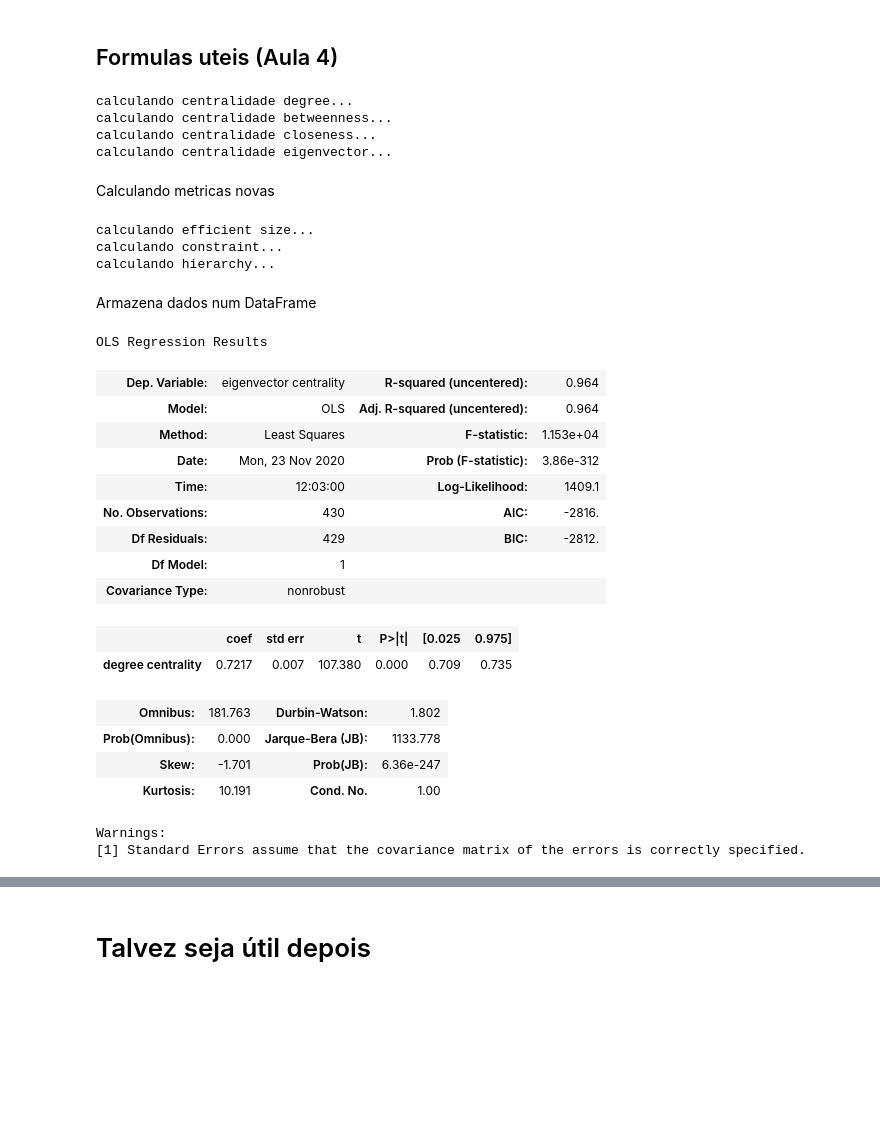
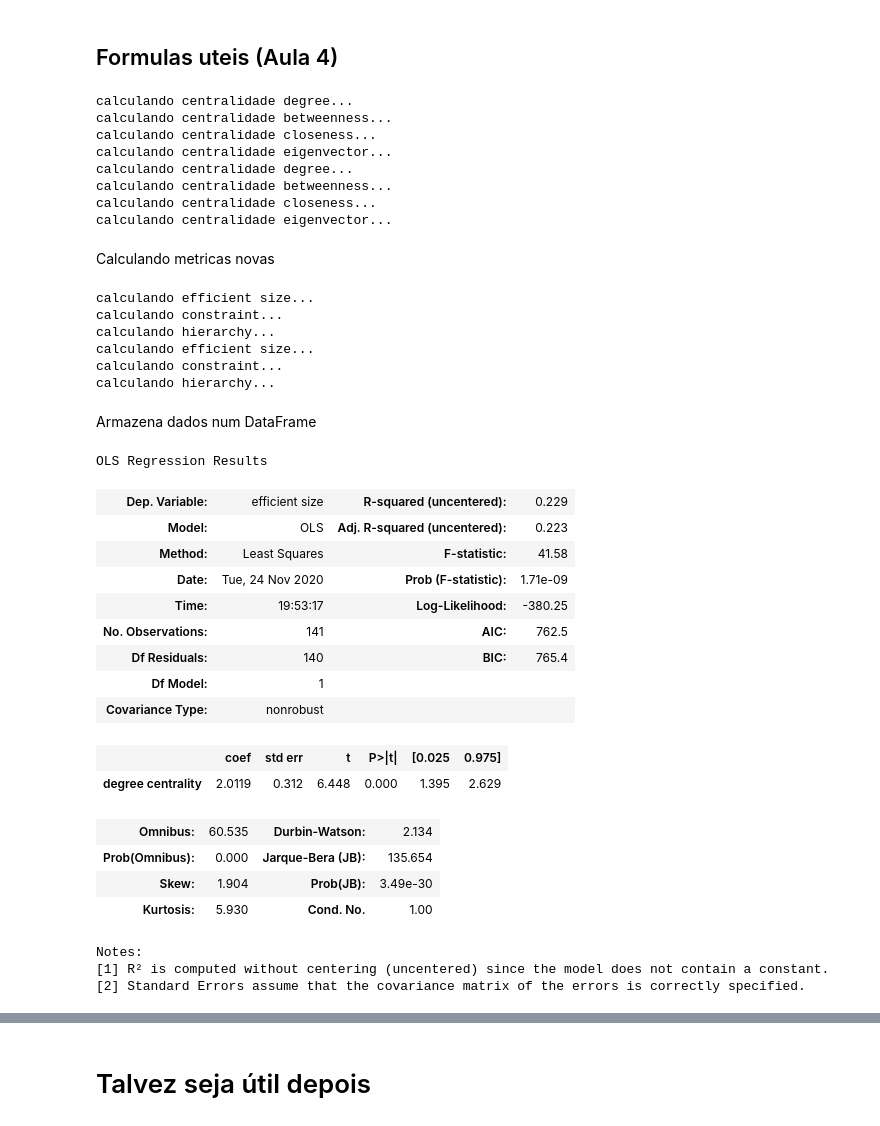
Before and after one commit to joaopmjm/RedesSociaisProjeto1, a Jupyter notebook: pipeline.ipynb, the cells around one changed output, grey strips where cells are left out. Drawn from its saved outputs; the diff is of its cells as text; code cells hidden in the pictures; blank space fills up the shorter version.

```diff
--- a/pipeline.ipynb
+++ b/pipeline.ipynb
@@ -319,6 +394,7 @@ with open('especialistas.gml','w+') as file:
 # comic_degree_limit numero
 # g = load(weight_lim=0.2)
 espec = fm.load("especialistas.gml")
+ape = fm.load("ape.gml")
 # %%
 espec.draw()
 # %% [output]
@@ -379,11 +455,27 @@ cc = nx.closeness_centrality(espec)
 
 print('calculando centralidade eigenvector...')
 ec = nx.eigenvector_centrality(espec)
+
+print('calculando centralidade degree...')
+dc_ape = nx.degree_centrality(ape)
+
+print('calculando centralidade betweenness...')
+bc_ape = nx.betweenness_centrality(ape)
+
+print('calculando centralidade closeness...')
+cc_ape = nx.closeness_centrality(ape)
+
+print('calculando centralidade eigenvector...')
+ec_ape = nx.eigenvector_centrality(ape)
 # %% [output]
 calculando centralidade degree...
 calculando centralidade betweenness...
 calculando centralidade closeness...
 calculando centralidade eigenvector...
+calculando centralidade degree...
+calculando centralidade betweenness...
+calculando centralidade closeness...
+calculando centralidade eigenvector...
 # %% [markdown]
 Calculando metricas novas
 # %%
@@ -401,10 +493,28 @@ print('calculando hierarchy...')
 hie = {}
 for n in espec.nodes:
     hie[n] = hierarchy(espec, n)
+
+print('calculando efficient size...')
+eff_ape = {}
+for n in espec.nodes:
+    eff_ape[n] = effsize(ape, n)
+
+print('calculando constraint...')
+con_ape = {}
+for n in espec.nodes:
+    con_ape[n] = constraint(ape, n)
+
+print('calculando hierarchy...')
+hie_ape = {}
+for n in espec.nodes:
+    hie_ape[n] = hierarchy(ape, n)
 # %% [output]
 calculando efficient size...
 calculando constraint...
 calculando hierarchy...
+calculando efficient size...
+calculando constraint...
+calculando hierarchy...
 # %% [markdown]
 Armazena dados num DataFrame
 # %%
@@ -421,28 +531,41 @@ data = pd.DataFrame({
     'hierarchy': [hie[n] for n in espec.nodes],
 })
 
+data_ape = pd.DataFrame({
+    'nodes': [n for n in ape.nodes],
+    'tipo': [ape.nodes[n]['tipo'] for n in ape.nodes],
+    'name': [ape.nodes[n]['name'] for n in ape.nodes],
+    'degree centrality': [dc_ape[n] for n in ape.nodes],
+    'betweenness centrality': [bc_ape[n] for n in ape.nodes],
+    'closeness centrality': [cc_ape[n] for n in ape.nodes],
+    'eigenvector centrality': [ec_ape[n] for n in ape.nodes],
+    'efficient size': [eff_ape[n] for n in ape.nodes],
+    'constraint': [con_ape[n] for n in ape.nodes],
+    'hierarchy': [hie_ape[n] for n in ape.nodes],
+})
+
 fm.resize_all_plots(800, 1000)
 # %%
-data_badass = data.loc[data['degree centrality']>0.0]
-model = sn.OLS(data['eigenvector centrality'],data['degree centrality'])
+model = sn.OLS(data['efficient size'],data_ape['degree centrality'])
 result = model.fit()
 result.summary()
 # %% [output]
 OLS Regression Results
-| Dep. Variable: | eigenvector centrality | R-squared (uncentered): | 0.964 |
-| Model: | OLS | Adj. R-squared (uncentered): | 0.964 |
-| Method: | Least Squares | F-statistic: | 1.153e+04 |
-| Date: | Mon, 23 Nov 2020 | Prob (F-statistic): | 3.86e-312 |
-| Time: | 12:03:00 | Log-Likelihood: | 1409.1 |
-| No. Observations: | 430 | AIC: | -2816. |
-| Df Residuals: | 429 | BIC: | -2812. |
+| Dep. Variable: | efficient size | R-squared (uncentered): | 0.229 |
+| Model: | OLS | Adj. R-squared (uncentered): | 0.223 |
+| Method: | Least Squares | F-statistic: | 41.58 |
+| Date: | Tue, 24 Nov 2020 | Prob (F-statistic): | 1.71e-09 |
+| Time: | 19:53:17 | Log-Likelihood: | -380.25 |
+| No. Observations: | 141 | AIC: | 762.5 |
+| Df Residuals: | 140 | BIC: | 765.4 |
 | Df Model: | 1 |  |  |
 | Covariance Type: | nonrobust |  |  |
 |  | coef | std err | t | P>|t| | [0.025 | 0.975] |
-| degree centrality | 0.7217 | 0.007 | 107.380 | 0.000 | 0.709 | 0.735 |
+| degree centrality | 2.0119 | 0.312 | 6.448 | 0.000 | 1.395 | 2.629 |
-| Omnibus: | 181.763 | Durbin-Watson: | 1.802 |
-| Prob(Omnibus): | 0.000 | Jarque-Bera (JB): | 1133.778 |
-| Skew: | -1.701 | Prob(JB): | 6.36e-247 |
-| Kurtosis: | 10.191 | Cond. No. | 1.00 |
+| Omnibus: | 60.535 | Durbin-Watson: | 2.134 |
+| Prob(Omnibus): | 0.000 | Jarque-Bera (JB): | 135.654 |
+| Skew: | 1.904 | Prob(JB): | 3.49e-30 |
+| Kurtosis: | 5.930 | Cond. No. | 1.00 |
-Warnings:
-[1] Standard Errors assume that the covariance matrix of the errors is correctly specified.
+Notes:
+[1] R² is computed without centering (uncentered) since the model does not contain a constant.
+[2] Standard Errors assume that the covariance matrix of the errors is correctly specified.
```
Also changed, not shown: parts of 13 cells of this notebook, 2 other files.
